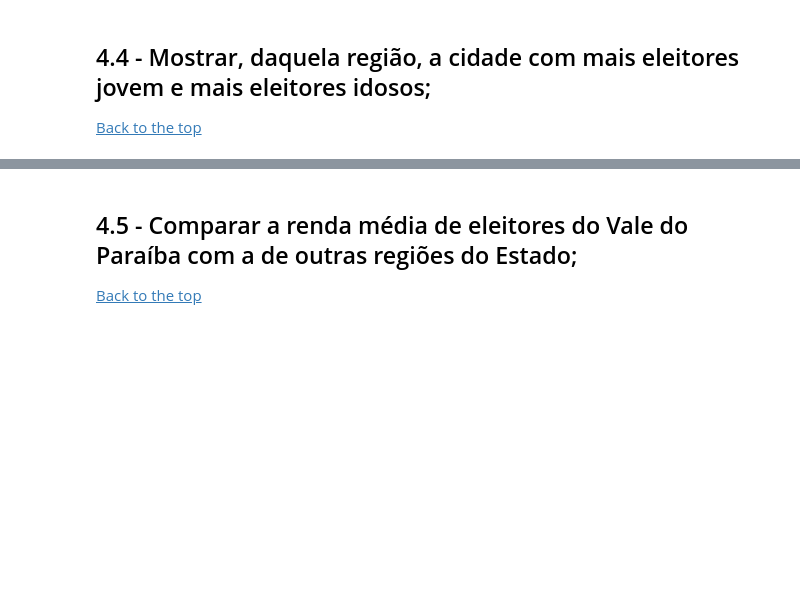
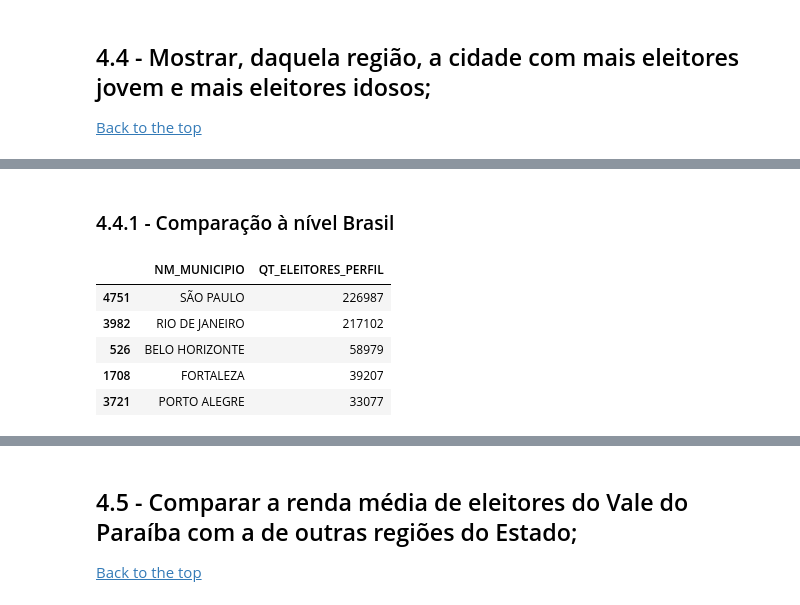
Before and after one commit to aerosdan/data-analysis, a Jupyter notebook: analise_dados_eleitorais.ipynb, the cells around one changed output, grey strips where cells are left out. Saved outputs shown, nothing was run; the diff lists cells and outputs as text; code cells hidden in the pictures; blank space fills up the shorter version.

```diff
--- a/analise_dados_eleitorais.ipynb
+++ b/analise_dados_eleitorais.ipynb
@@ -479,0 +549,36 @@ plt.show()
+# %%
+def top_5_cities_most_old_voters(df_perfil_eleitorado):
+    df_perfil_eleitorado_old = df_perfil_eleitorado.query(f'DS_FAIXA_ETARIA.str.contains("90 a 94 anos") '
+                                                    'or DS_FAIXA_ETARIA.str.contains("95 a 99 anos") '
+                                                    'or DS_FAIXA_ETARIA.str.contains("85 a 89 anos") '
+                                                     )
+    df_perfil_eleitorado_old
+
+    df_perfil_eleitorado_old = df_perfil_eleitorado_old.groupby('NM_MUNICIPIO')['QT_ELEITORES_PERFIL'].sum().reset_index()
+    df_perfil_eleitorado_old = df_perfil_eleitorado_old.sort_values(by=['QT_ELEITORES_PERFIL'], ascending=False)
+    return df_perfil_eleitorado_old.head(5)
+
+def top_5_cities_most_young_voters(df_perfil_eleitorado):
+    df_perfil_eleitorado_young = df_perfil_eleitorado.query(f'DS_FAIXA_ETARIA.str.contains("16 anos") '
+                                                      'or DS_FAIXA_ETARIA.str.contains("17 anos") '
+                                                      'or DS_FAIXA_ETARIA.str.contains("18 anos") '
+                                                      'or DS_FAIXA_ETARIA.str.contains("19 anos") '
+                                                      'or DS_FAIXA_ETARIA.str.contains("20 anos") '
+                                                      'or DS_FAIXA_ETARIA.str.contains("21 a 24 anos") '
+                                                         )
+    df_perfil_eleitorado_young
+
+    df_perfil_eleitorado_young = df_perfil_eleitorado_young.groupby('NM_MUNICIPIO')['QT_ELEITORES_PERFIL'].sum().reset_index()
+    df_perfil_eleitorado_young = df_perfil_eleitorado_young.sort_values(by=['QT_ELEITORES_PERFIL'], ascending=False)
+    return df_perfil_eleitorado_young.head(5)
+# %% [markdown]
+### 4.4.1 - Comparação à nível Brasil
+# %%
+top_5_cities_most_old_voters(df_perfil_eleitorado)
+# %% [output]
+|  | NM_MUNICIPIO | QT_ELEITORES_PERFIL |
+| 4751 | SÃO PAULO | 226987 |
+| 3982 | RIO DE JANEIRO | 217102 |
+| 526 | BELO HORIZONTE | 58979 |
+| 1708 | FORTALEZA | 39207 |
+| 3721 | PORTO ALEGRE | 33077 |
```
Also changed, not shown: parts of 25 cells of this notebook.
